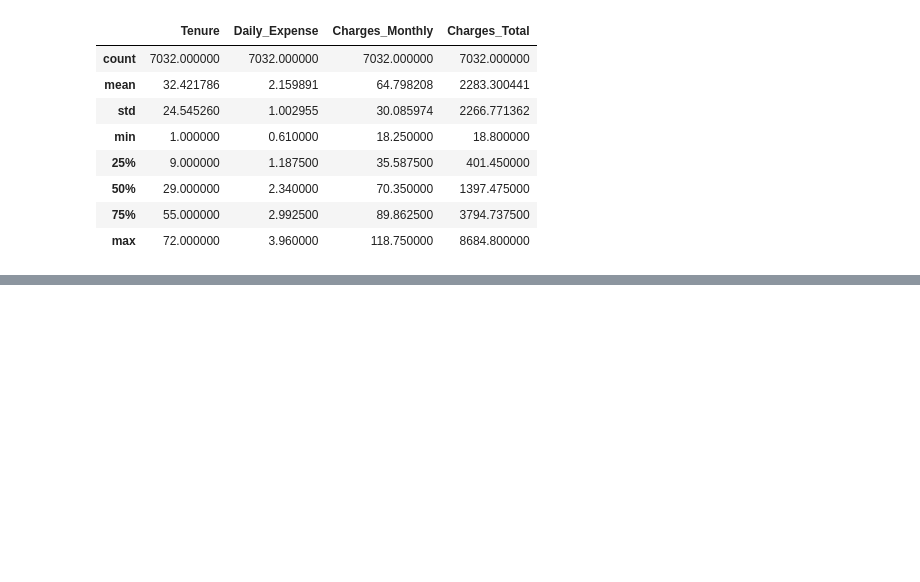
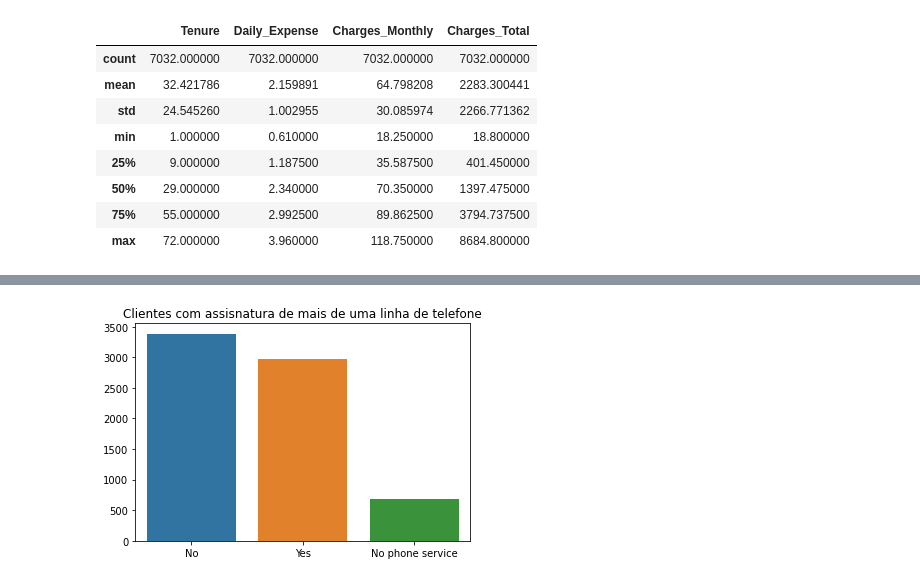
Before and after one commit to andre-almd/Alura_Challenge_Data_Science, a Jupyter notebook: Semana 01 - Entendimento dos Dados/Challenge_Alura_Voz_Semana_1.ipynb, the cells around one changed output, grey strips where cells are left out. Saved outputs shown, nothing was run; the diff lists cells and outputs as text; code cells hidden in the pictures; blank space fills up the shorter version.

```diff
--- a/Semana 01 - Entendimento dos Dados/Challenge_Alura_Voz_Semana_1.ipynb
+++ b/Semana 01 - Entendimento dos Dados/Challenge_Alura_Voz_Semana_1.ipynb
@@ -357,0 +363,5 @@ dados.describe()
+# %%
+sns.barplot(x=dados['MultipleLines'].value_counts().index, y=dados['MultipleLines'].value_counts().values, data=dados);
+plt.title('Clientes com assisnatura de mais de uma linha de telefone');
+# %% [output]
+[figure, added]
```
Also changed, not shown: parts of 12 cells of this notebook.
